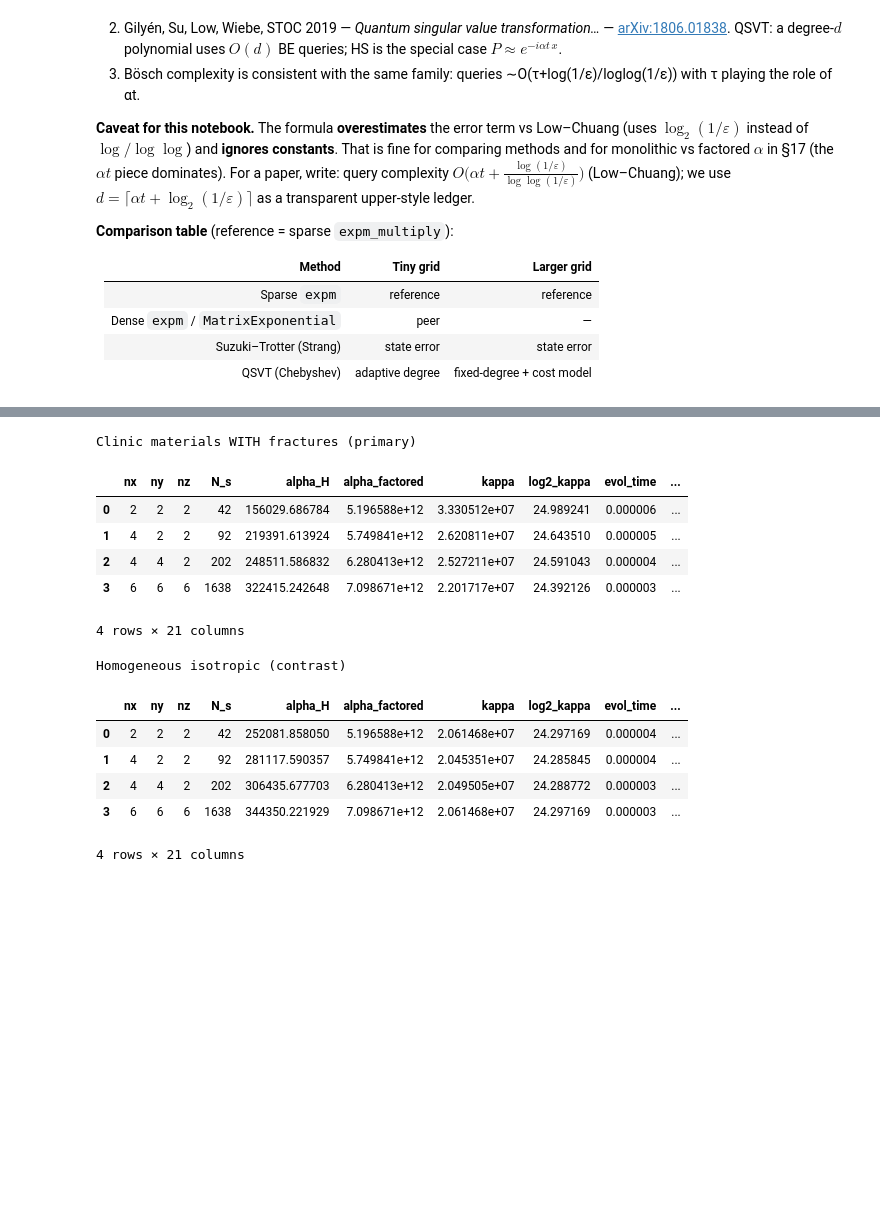
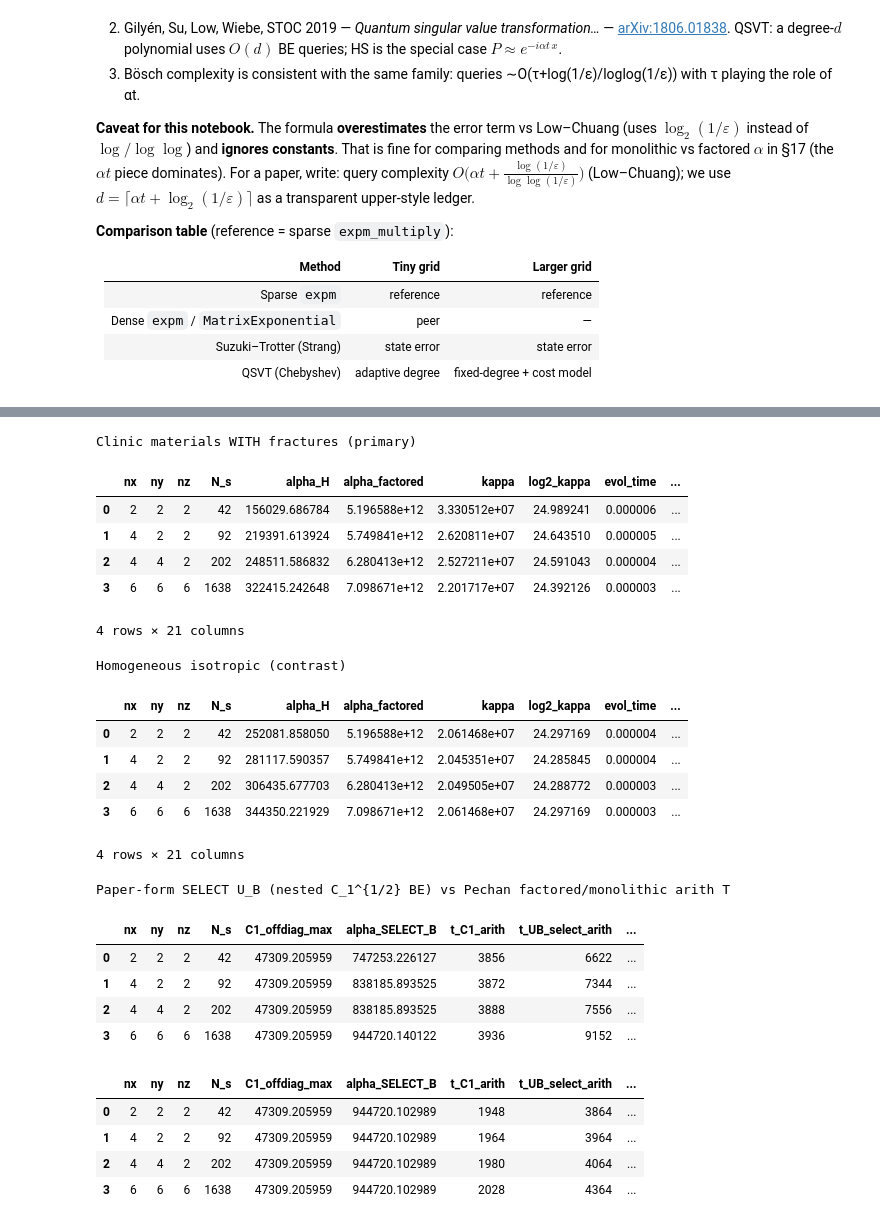
Before and after one commit to krokabobs/3D-Elastic-Wave-Equation-Hamiltonian-Simulation, a Jupyter notebook: block_encoding_hamiltonian_2d.ipynb, the cells around one changed output, grey strips where cells are left out. Cells and saved outputs as stored; diff of their text form; code cells hidden in the pictures; blank space fills up the shorter version.

```diff
--- a/block_encoding_hamiltonian_2d.ipynb
+++ b/block_encoding_hamiltonian_2d.ipynb
@@ -1531,30 +1631,50 @@ grids_full = ((2, 2, 2), (4, 2, 2), (4, 4, 2), (6, 6, 6))
 cmp_frac = summarize_monolithic_vs_factored(grid_sizes=grids_full, add_fractures=True)
 cmp_iso = summarize_monolithic_vs_factored(grid_sizes=grids_full, add_fractures=False)
 
 cols = [
     "nx", "ny", "nz", "N_s",
     "alpha_H", "alpha_factored", "kappa", "log2_kappa",
     "evol_time", "C_amp_mono", "C_amp_factored", "C_amp_ratio",
     "D_prime_H", "D_prime_A", "D_prime_B",
     "t_H_lookup", "t_factored_lookup", "winner_lookup",
     "t_H_arith", "t_factored_arith", "winner_arith",
 ]
 print("Clinic materials WITH fractures (primary)")
 display(cmp_frac[cols])
 print("Homogeneous isotropic (contrast)")
 display(cmp_iso[cols])
+spec_cols = [
+    "nx", "ny", "nz", "N_s",
+    "C1_offdiag_max", "alpha_SELECT_B",
+    "t_C1_arith", "t_UB_select_arith", "t_factored_specialized",
+    "t_H_arith", "t_factored_arith",
+]
+print("Paper-form SELECT U_B (nested C_1^{1/2} BE) vs Pechan factored/monolithic arith T")
+display(cmp_frac[spec_cols])
+display(cmp_iso[spec_cols])
 # %% [output]
 Clinic materials WITH fractures (primary)
 |  | nx | ny | nz | N_s | alpha_H | alpha_factored | kappa | log2_kappa | evol_time | ... |
 | 0 | 2 | 2 | 2 | 42 | 156029.686784 | 5.196588e+12 | 3.330512e+07 | 24.989241 | 0.000006 | ... |
 | 1 | 4 | 2 | 2 | 92 | 219391.613924 | 5.749841e+12 | 2.620811e+07 | 24.643510 | 0.000005 | ... |
 | 2 | 4 | 4 | 2 | 202 | 248511.586832 | 6.280413e+12 | 2.527211e+07 | 24.591043 | 0.000004 | ... |
 | 3 | 6 | 6 | 6 | 1638 | 322415.242648 | 7.098671e+12 | 2.201717e+07 | 24.392126 | 0.000003 | ... |
 4 rows × 21 columns
 Homogeneous isotropic (contrast)
 |  | nx | ny | nz | N_s | alpha_H | alpha_factored | kappa | log2_kappa | evol_time | ... |
 | 0 | 2 | 2 | 2 | 42 | 252081.858050 | 5.196588e+12 | 2.061468e+07 | 24.297169 | 0.000004 | ... |
 | 1 | 4 | 2 | 2 | 92 | 281117.590357 | 5.749841e+12 | 2.045351e+07 | 24.285845 | 0.000004 | ... |
 | 2 | 4 | 4 | 2 | 202 | 306435.677703 | 6.280413e+12 | 2.049505e+07 | 24.288772 | 0.000003 | ... |
 | 3 | 6 | 6 | 6 | 1638 | 344350.221929 | 7.098671e+12 | 2.061468e+07 | 24.297169 | 0.000003 | ... |
 4 rows × 21 columns
+Paper-form SELECT U_B (nested C_1^{1/2} BE) vs Pechan factored/monolithic arith T
+|  | nx | ny | nz | N_s | C1_offdiag_max | alpha_SELECT_B | t_C1_arith | t_UB_select_arith | ... |
+| 0 | 2 | 2 | 2 | 42 | 47309.205959 | 747253.226127 | 3856 | 6622 | ... |
+| 1 | 4 | 2 | 2 | 92 | 47309.205959 | 838185.893525 | 3872 | 7344 | ... |
+| 2 | 4 | 4 | 2 | 202 | 47309.205959 | 838185.893525 | 3888 | 7556 | ... |
+| 3 | 6 | 6 | 6 | 1638 | 47309.205959 | 944720.140122 | 3936 | 9152 | ... |
+|  | nx | ny | nz | N_s | C1_offdiag_max | alpha_SELECT_B | t_C1_arith | t_UB_select_arith | ... |
+| 0 | 2 | 2 | 2 | 42 | 47309.205959 | 944720.102989 | 1948 | 3864 | ... |
+| 1 | 4 | 2 | 2 | 92 | 47309.205959 | 944720.102989 | 1964 | 3964 | ... |
+| 2 | 4 | 4 | 2 | 202 | 47309.205959 | 944720.102989 | 1980 | 4064 | ... |
+| 3 | 6 | 6 | 6 | 1638 | 47309.205959 | 944720.102989 | 2028 | 4364 | ... |
```
Also changed, not shown: parts of 13 cells of this notebook, 1 other file.
